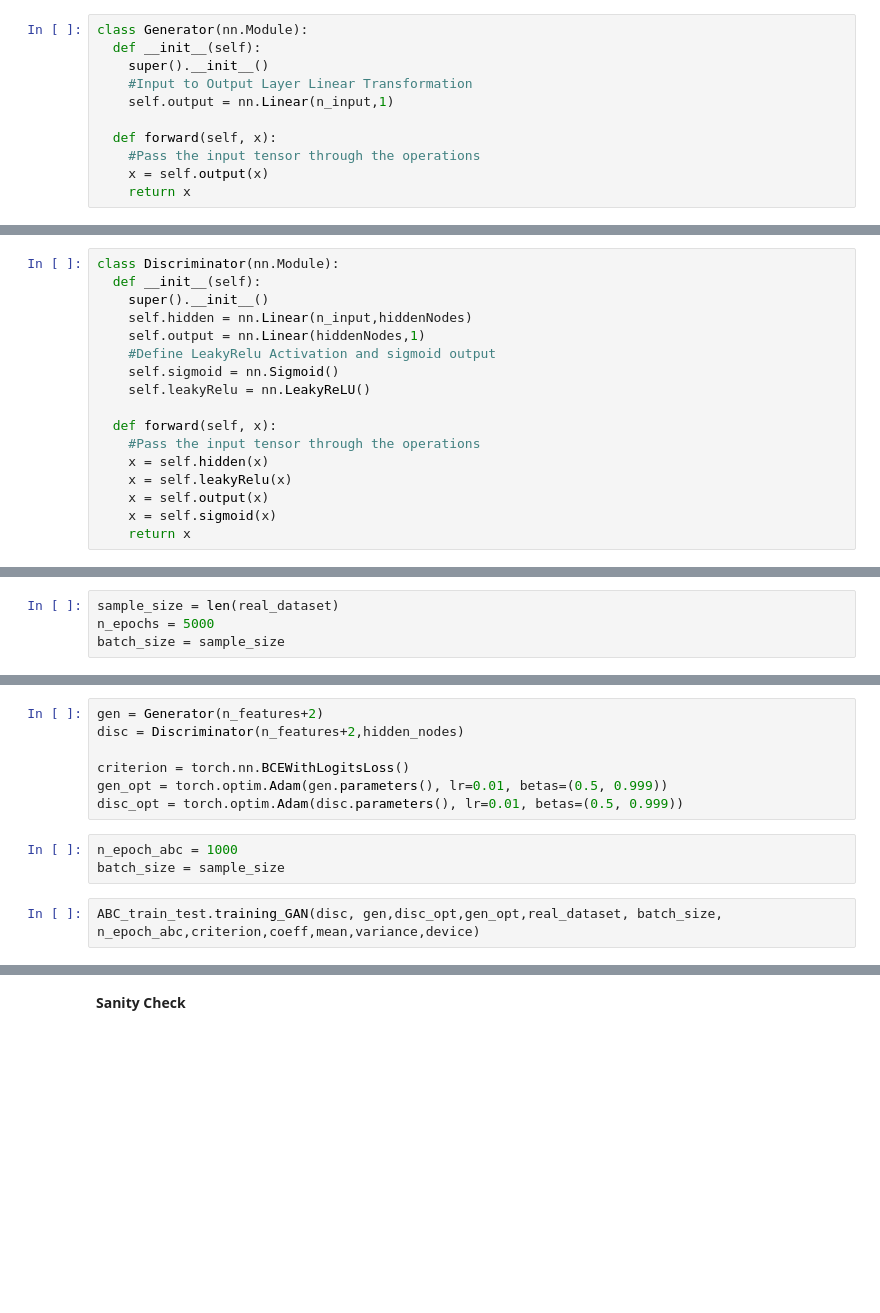
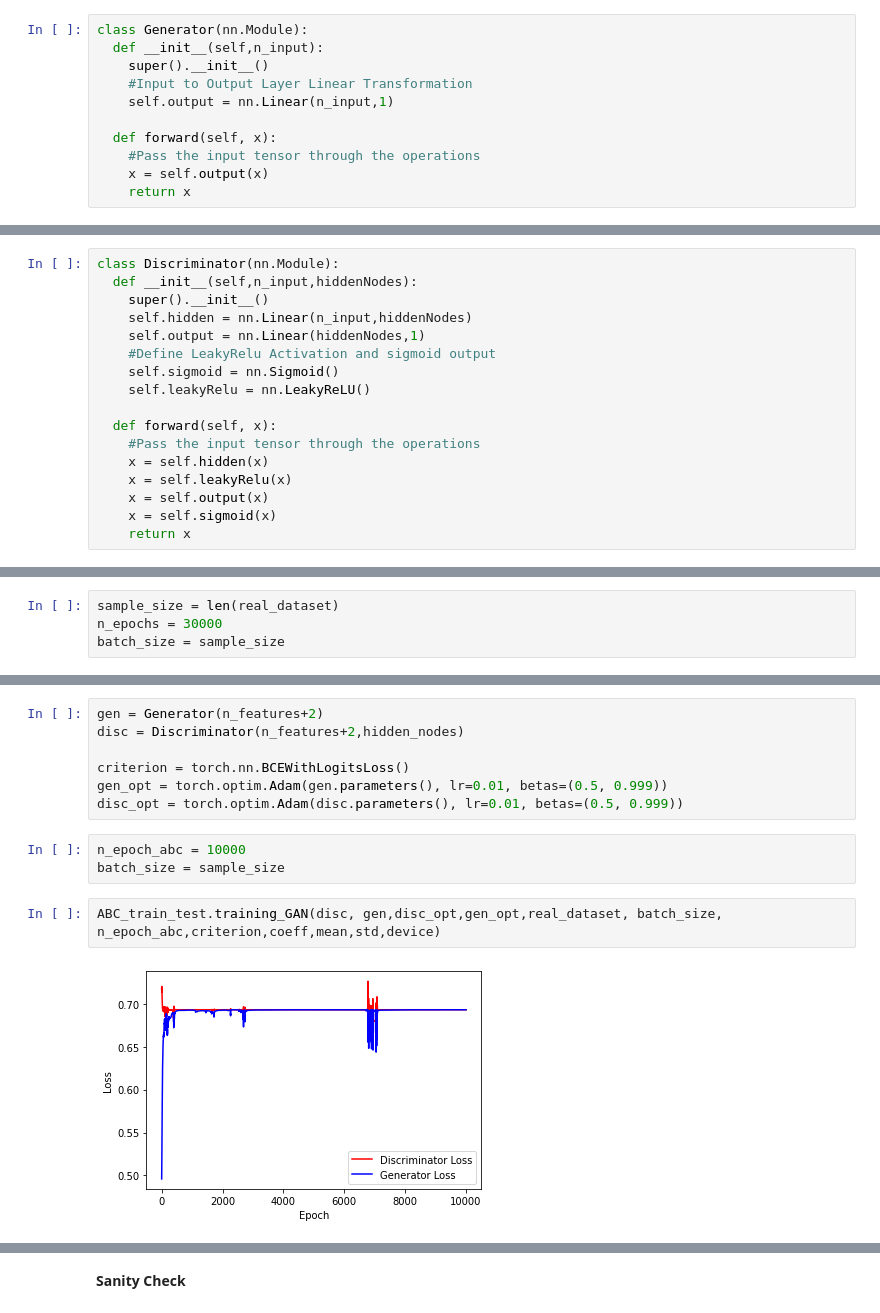
Before and after one commit to Manasi1999/ABC_GAN, a Jupyter notebook: src/Dataset4-Capital_Punishment.ipynb, the cells around one changed output, grey strips where cells are left out. Saved outputs shown, nothing was run; the diff lists cells and outputs as text; blank space fills up the shorter version.

```diff
--- a/src/Dataset4-Capital_Punishment.ipynb
+++ b/src/Dataset4-Capital_Punishment.ipynb
@@ -76,7 +87,7 @@ plt.show()
 **GAN Generator**
 # %%
 class Generator(nn.Module):
-  def __init__(self):
+  def __init__(self,n_input):
     super().__init__()
     #Input to Output Layer Linear Transformation
     self.output = nn.Linear(n_input,1)
@@ -89,7 +100,7 @@ class Generator(nn.Module):
 **GAN Discriminator**
 # %%
 class Discriminator(nn.Module):
-  def __init__(self):
+  def __init__(self,n_input,hiddenNodes):
     super().__init__()
     self.hidden = nn.Linear(n_input,hiddenNodes)
     self.output = nn.Linear(hiddenNodes,1)
@@ -147,7 +158,7 @@ gen_opt = torch.optim.Adam(generator.parameters(), lr=0.01, betas=(0.5, 0.999))
 disc_opt = torch.optim.Adam(discriminator.parameters(), lr=0.01, betas=(0.5, 0.999))
 # %%
 sample_size = len(real_dataset)
-n_epochs = 5000
+n_epochs = 30000
 batch_size = sample_size
 # %%
 train_test.training_GAN(discriminator,generator,disc_opt,gen_opt,real_dataset,batch_size, n_epochs,criterion,device)
@@ -163,8 +185,10 @@ criterion = torch.nn.BCEWithLogitsLoss()
 gen_opt = torch.optim.Adam(gen.parameters(), lr=0.01, betas=(0.5, 0.999))
 disc_opt = torch.optim.Adam(disc.parameters(), lr=0.01, betas=(0.5, 0.999))
 # %%
-n_epoch_abc = 1000
+n_epoch_abc = 10000
 batch_size = sample_size
 # %%
-ABC_train_test.training_GAN(disc, gen,disc_opt,gen_opt,real_dataset, batch_size, n_epoch_abc,criterion,coeff,mean,variance,device)
+ABC_train_test.training_GAN(disc, gen,disc_opt,gen_opt,real_dataset, batch_size, n_epoch_abc,criterion,coeff,mean,std,device)
+# %% [output]
+[figure, added]
 # %%
```
Also changed, not shown: parts of 15 cells of this notebook, 10 other files.
